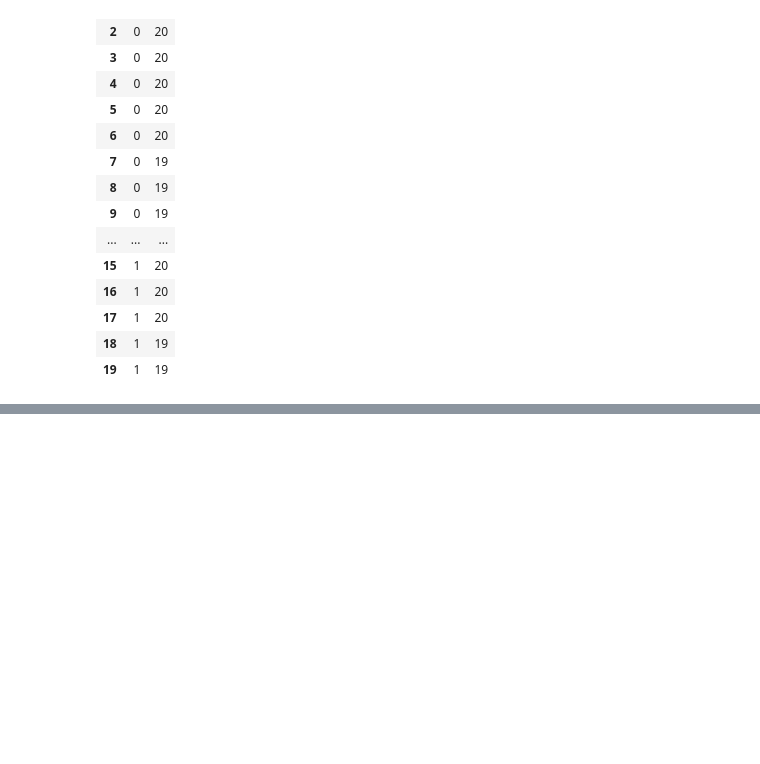
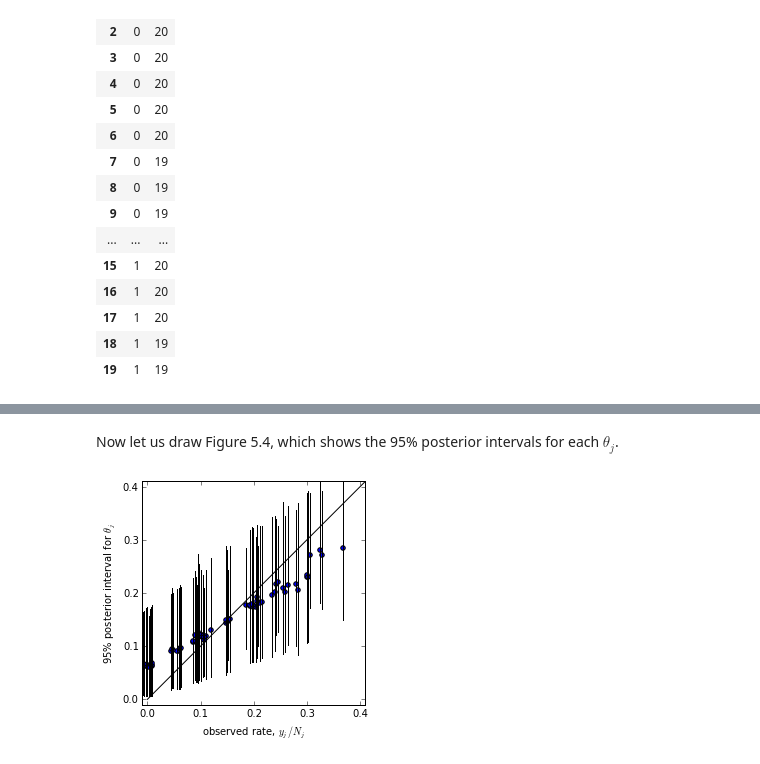
Before and after one commit to bikestra/bdapy, a Jupyter notebook: ch5_3_rat_tumor.ipynb, the cells around one changed output, grey strips where cells are left out. Saved outputs shown, nothing was run; the diff lists cells and outputs as text; code cells hidden in the pictures; blank space fills up the shorter version.

```diff
--- a/ch5_3_rat_tumor.ipynb
+++ b/ch5_3_rat_tumor.ipynb
@@ -108,0 +122,33 @@ plt.show()
+# %%
+# convert sampled natural parameters into original parameters
+betas = np.exp(ys) / (1.0 + np.exp(xs))
+alphas = betas * np.exp(xs)
+# assign an array to store sampled parameters
+thetas = np.zeros((len(tumor_df), len(alphas)))
+# do the sampling
+for i in range(len(alphas)):
+    for j in range(len(tumor_df)):
+        thetas[j][i] = np.random.beta(alphas[i] + tumor_df['y'][j],
+                                      betas[i] + tumor_df['N'][j] - tumor_df['y'][j])
+# calculate statistics of parameters
+theta_means = np.mean(thetas, axis=1)
+theta_2_5s = np.percentile(thetas, 2.5, axis=1)
+theta_97_5s = np.percentile(thetas, 97.5, axis=1)
+# %% [markdown]
+Now let us draw Figure 5.4, which shows the 95% posterior intervals for each $\theta_j$.
+# %%
+mles = tumor_df['y']/tumor_df['N']
+# to reduce overlap, jitter
+jittered_mles = mles + np.random.uniform(low=-0.01, high=0.01, size=len(mles))
+ax = pl.scatter(jittered_mles, theta_means)
+for j in range(len(tumor_df)):
+    pl.plot([jittered_mles[j],jittered_mles[j]], [theta_2_5s[j], theta_97_5s[j]], color='k', linestyle='-', linewidth=1)
+pl.plot([0,0.5], [0,0.5], color='k', linestyle='-', linewidth=1)
+pl.xlim(-0.01,0.41)
+pl.ylim(-0.01,0.41)
+pl.axes().set_aspect('equal')
+pl.axes().set_xlabel(r'observed rate, $y_j/N_j$')
+pl.axes().set_ylabel(r'95% posterior interval for $\theta_j$')
+pl.show()
+# %% [output]
+[figure, added]
```
Also changed, not shown: parts of 9 cells of this notebook, 1 other file.
